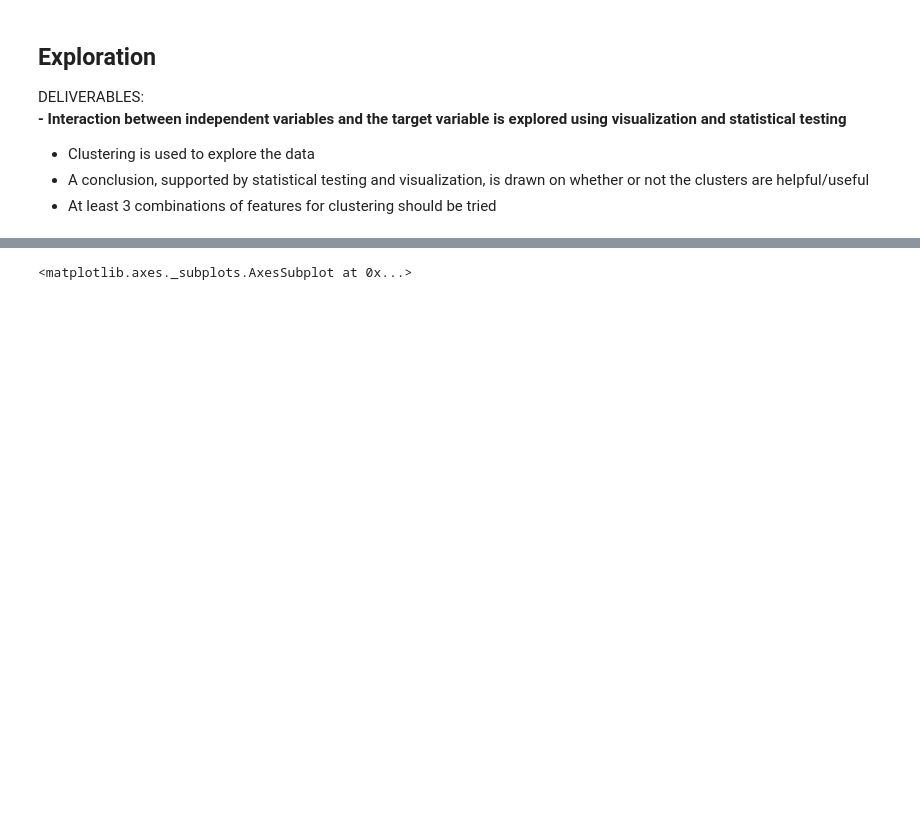
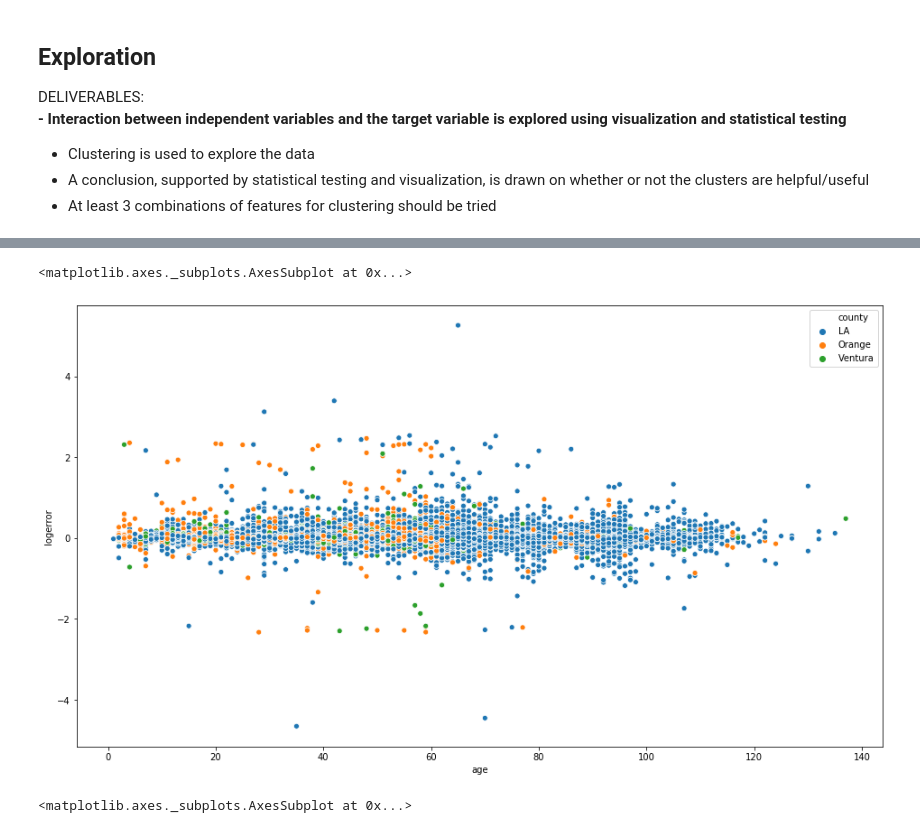
Before and after one commit to RyvynYoung/Zillow_Clustering_Project, a Jupyter notebook: mvp.ipynb, the cells around one changed output, grey strips where cells are left out. Drawn from its saved outputs; the diff is of its cells as text; code cells hidden in the pictures; blank space fills up the shorter version.

```diff
--- a/mvp.ipynb
+++ b/mvp.ipynb
@@ -209,3 +245,10 @@ import explore
+# %%
+# Interaction of counties with target?
+plt.figure(figsize=(16, 9))
+sns.scatterplot(data=X_train_exp, x='age', y='logerror', hue='county')
+# %% [output]
+<matplotlib.axes._subplots.AxesSubplot at 0x...>
+[figure, added]
 # %%
 # Interaction of calculatedfinishedsquareft and lotsizesquarefeet with target?
 plt.figure(figsize=(16, 9))
```
Also changed, not shown: parts of 30 cells of this notebook, 4 other files.
